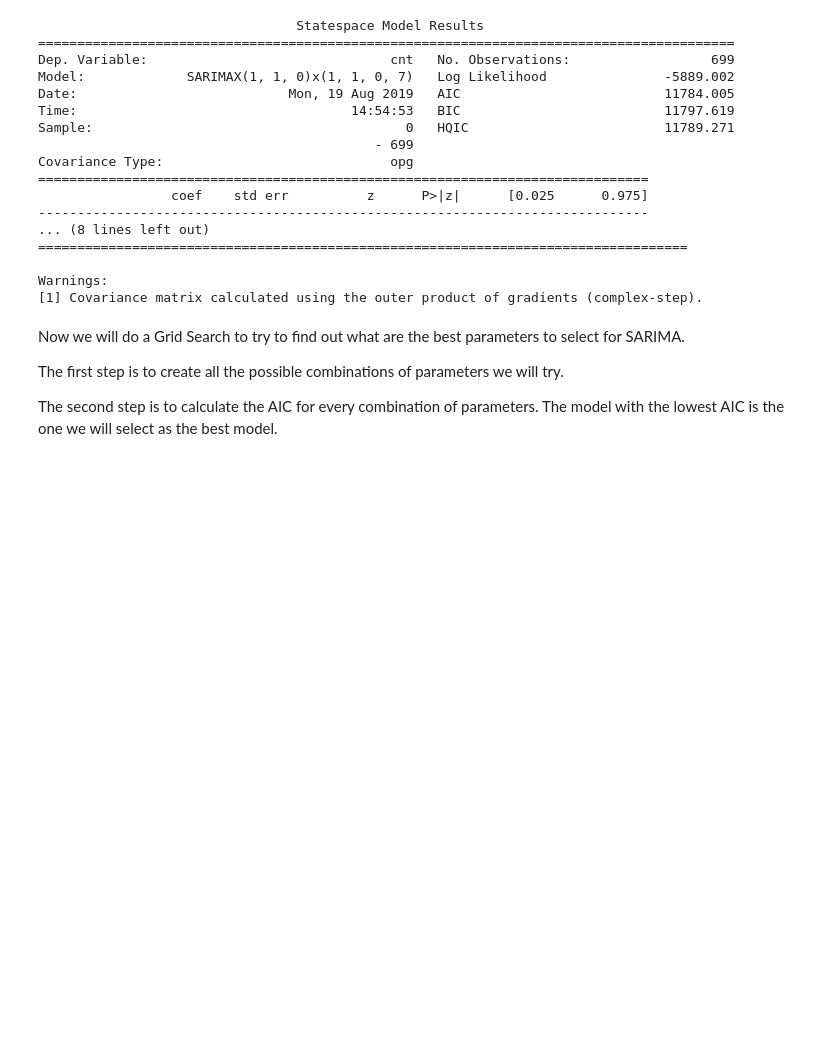
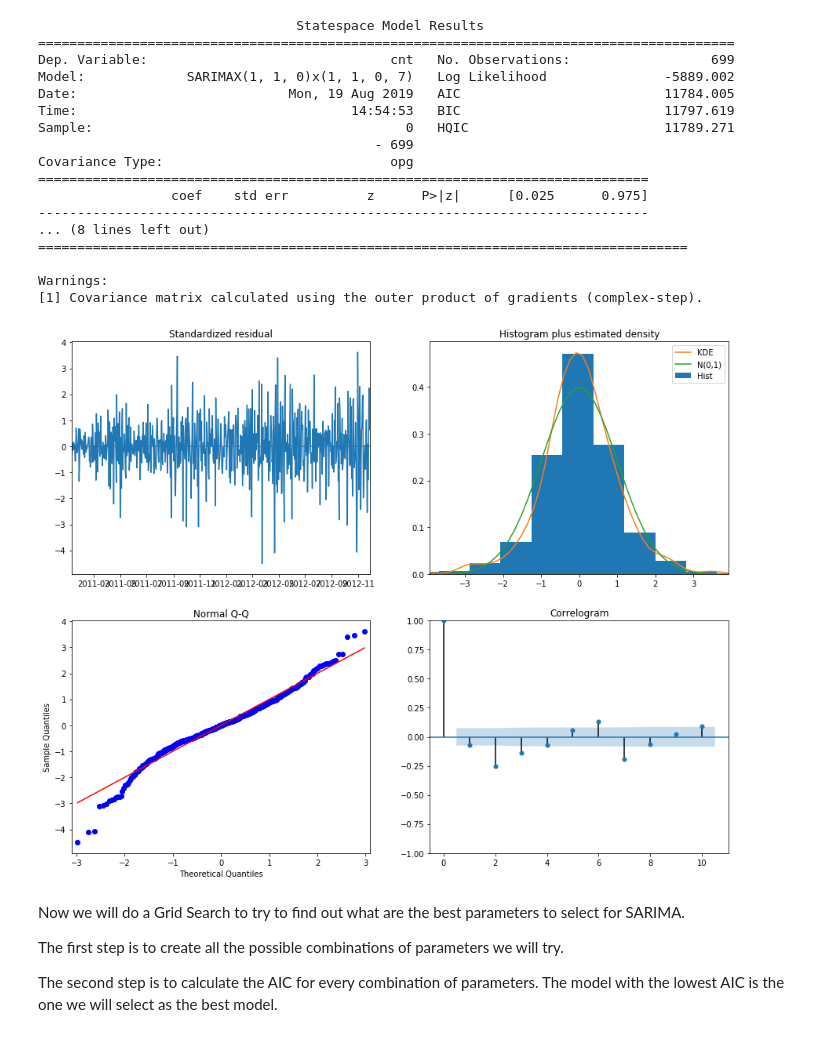
Before and after one commit to laurent-guerguy/Project-5-Bikesharing-Predict-Bike-Usage, a Jupyter notebook: your-project/Days Analysis.ipynb, the cells around one changed output. Saved outputs shown, nothing was run; the diff lists cells and outputs as text; code cells hidden in the pictures; blank space fills up the shorter version.

```diff
--- a/your-project/Days Analysis.ipynb
+++ b/your-project/Days Analysis.ipynb
@@ -273,6 +273,12 @@ Covariance Type:                             opg
 
 Warnings:
 [1] Covariance matrix calculated using the outer product of gradients (complex-step).
+# %%
+# Plot a summary of statistics to see if we follow the assumptions made by the model
+model_fit.plot_diagnostics(figsize=(15, 12))
+plt.show()
+# %% [output]
+[figure, added]
 # %% [markdown]
 Now we will do a Grid Search to try to find out what are the best parameters to select for SARIMA.
 
```
Also changed, not shown: parts of 18 cells of this notebook, 20 other files.
